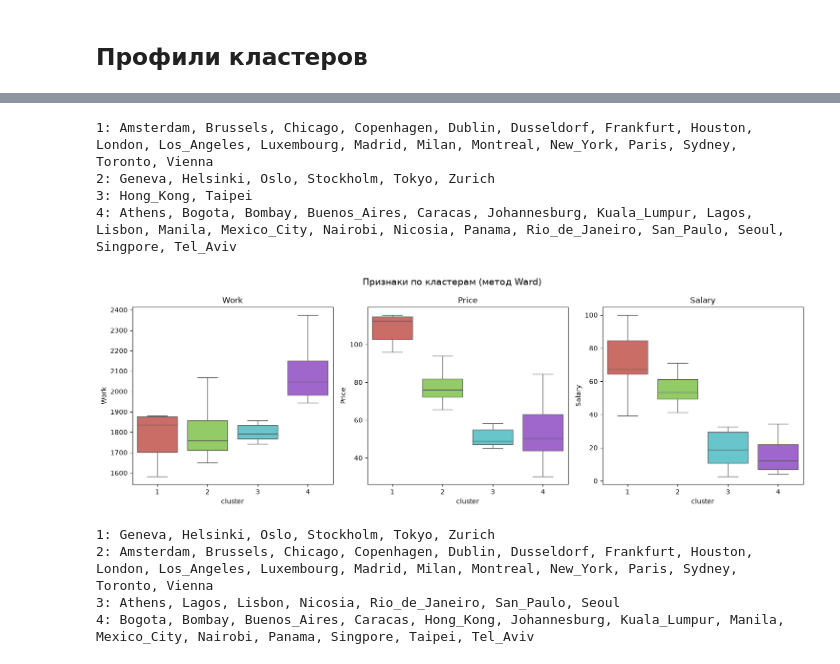
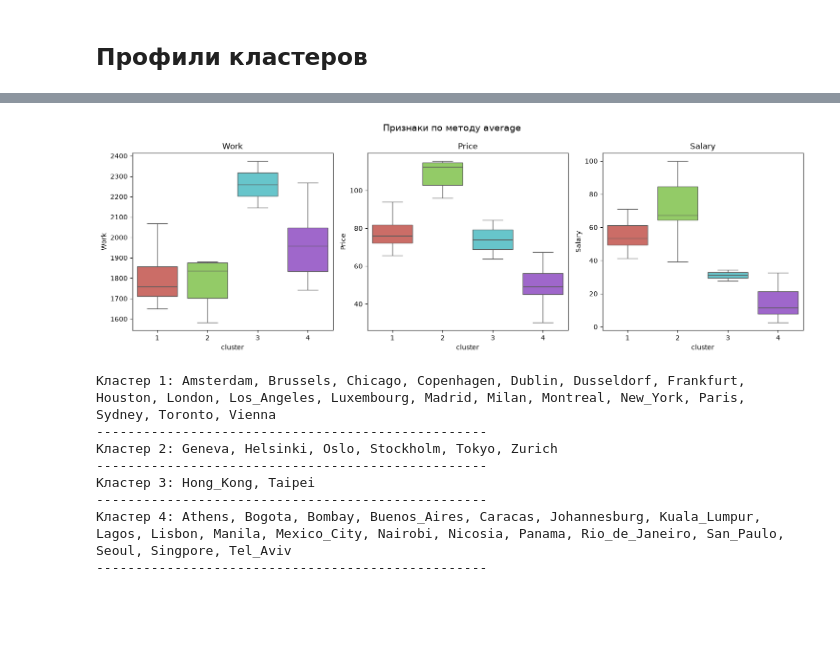
Before and after one commit to TyukovDanya/Analytics_Python_2026, a Jupyter notebook: cities_clustering_lab1.ipynb, the cells around one changed output, grey strips where cells are left out. Drawn from its saved outputs; the diff is of its cells as text; code cells hidden in the pictures; blank space fills up the shorter version.

```diff
--- a/cities_clustering_lab1.ipynb
+++ b/cities_clustering_lab1.ipynb
@@ -288,9 +274,0 @@ profile.round(2)
-# %%
-fig, axes = plt.subplots(1, 3, figsize=(15, 5))
-pal = sns.color_palette("hls", CLUSTERS)
-for ax, f in zip(axes, features):
-    sns.boxplot(data=df, x="cluster", y=f, hue="cluster", palette=pal, legend=False, ax=ax)
-    ax.set_title(f)
-fig.suptitle("Признаки по кластерам (метод cредних)", fontsize=14)
-plt.tight_layout()
-plt.show()
@@ -305,30 +275,29 @@ plt.show()
-# %%
-for c, grp in df.groupby("cluster"):
-    print(f"{c}: " + ", ".join(grp["City"]))
-# %% [output]
-1: Amsterdam, Brussels, Chicago, Copenhagen, Dublin, Dusseldorf, Frankfurt, Houston, London, Los_Angeles, Luxembourg, Madrid, Milan, Montreal, New_York, Paris, Sydney, Toronto, Vienna
-2: Geneva, Helsinki, Oslo, Stockholm, Tokyo, Zurich
-3: Hong_Kong, Taipei
-4: Athens, Bogota, Bombay, Buenos_Aires, Caracas, Johannesburg, Kuala_Lumpur, Lagos, Lisbon, Manila, Mexico_City, Nairobi, Nicosia, Panama, Rio_de_Janeiro, San_Paulo, Seoul, Singpore, Tel_Aviv
 # %%
-df["cluster"] = labels_all["ward"]
-
-profile = df.groupby("cluster")[features].mean()
-profile.insert(0, "n", df.groupby("cluster").size())
-profile.round(2)
-fig, axes = plt.subplots(1, 3, figsize=(15, 5))
-pal = sns.color_palette("hls", CLUSTERS)
-for ax, f in zip(axes, features):
-    sns.boxplot(data=df, x="cluster", y=f, hue="cluster", palette=pal, legend=False, ax=ax)
-    ax.set_title(f)
-fig.suptitle("Признаки по кластерам (метод Ward)", fontsize=14)
-plt.tight_layout()
-plt.show()
-for c, grp in df.groupby("cluster"):
-    print(f"{c}: " + ", ".join(grp["City"]))
+def draw_clusters(method):
+    df["cluster"] = labels_all[method]
+    profile = df.groupby("cluster")[features].mean()
+    profile.insert(0, "n", df.groupby("cluster").size())
+    profile.round(2)
+    fig, axes = plt.subplots(1, 3, figsize=(15, 5))
+    pal = sns.color_palette("hls", CLUSTERS)
+    for ax, f in zip(axes, features):
+        sns.boxplot(data=df, x="cluster", y=f, hue="cluster", palette=pal, legend=False, ax=ax)
+        ax.set_title(f)
+    fig.suptitle("Признаки по методу " + method, fontsize=14)
+    plt.tight_layout()
+    plt.show()
+    for c, grp in df.groupby("cluster"):
+        print(f"Кластер {c}: " + ", ".join(grp["City"]))
+        print("-" * 50)
-# %% [output]
-[figure, removed]
-1: Geneva, Helsinki, Oslo, Stockholm, Tokyo, Zurich
-2: Amsterdam, Brussels, Chicago, Copenhagen, Dublin, Dusseldorf, Frankfurt, Houston, London, Los_Angeles, Luxembourg, Madrid, Milan, Montreal, New_York, Paris, Sydney, Toronto, Vienna
-3: Athens, Lagos, Lisbon, Nicosia, Rio_de_Janeiro, San_Paulo, Seoul
-4: Bogota, Bombay, Buenos_Aires, Caracas, Hong_Kong, Johannesburg, Kuala_Lumpur, Manila, Mexico_City, Nairobi, Panama, Singpore, Taipei, Tel_Aviv
+# %%
+draw_clusters("average")
+# %% [output]
+[figure, added]
+Кластер 1: Amsterdam, Brussels, Chicago, Copenhagen, Dublin, Dusseldorf, Frankfurt, Houston, London, Los_Angeles, Luxembourg, Madrid, Milan, Montreal, New_York, Paris, Sydney, Toronto, Vienna
+--------------------------------------------------
+Кластер 2: Geneva, Helsinki, Oslo, Stockholm, Tokyo, Zurich
+--------------------------------------------------
+Кластер 3: Hong_Kong, Taipei
+--------------------------------------------------
+Кластер 4: Athens, Bogota, Bombay, Buenos_Aires, Caracas, Johannesburg, Kuala_Lumpur, Lagos, Lisbon, Manila, Mexico_City, Nairobi, Nicosia, Panama, Rio_de_Janeiro, San_Paulo, Seoul, Singpore, Tel_Aviv
+--------------------------------------------------
```
Also changed, not shown: parts of 9 cells of this notebook.
